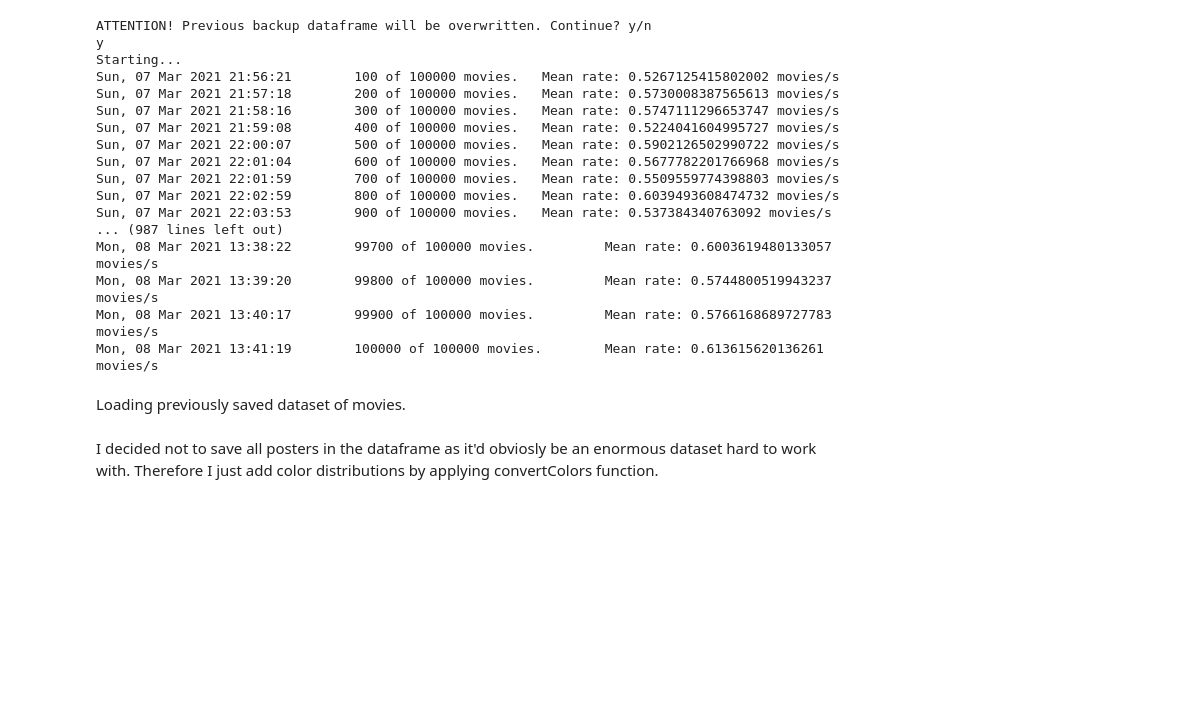
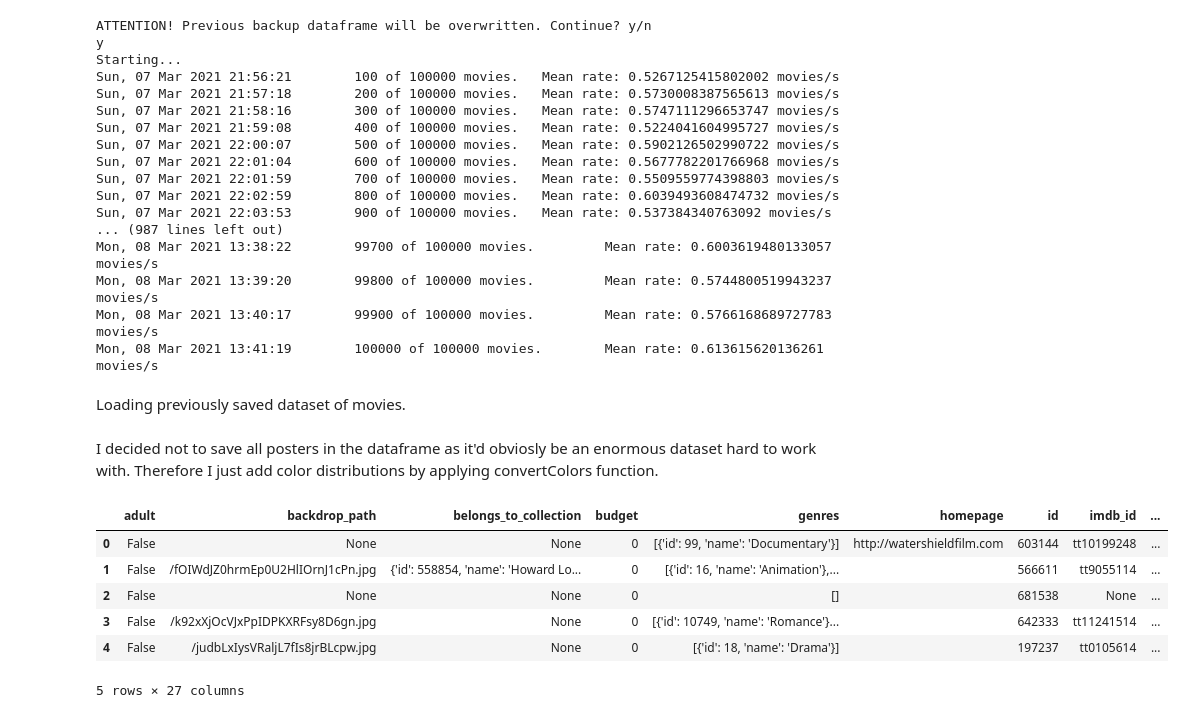
Before and after one commit to inotin/moviePosters, a Jupyter notebook: moviePosters.ipynb, the cells around one changed output. Cells and saved outputs as stored; diff of their text form; code cells hidden in the pictures; blank space fills up the shorter version.

```diff
--- a/moviePosters.ipynb
+++ b/moviePosters.ipynb
@@ -291,6 +229,17 @@ df['colorData'],df['colorFreq'] = df['colorData'].apply(pd.Series)[0],df['colorD
 df
 # %%
 df.to_pickle('moviesDfColors.pkl')
+# %%
+df = pd.read_pickle('dfMoviesAndColors.pkl')
+df.head()
+# %% [output]
+|  | adult | backdrop_path | belongs_to_collection | budget | genres | homepage | id | imdb_id | ... |
+| 0 | False | None | None | 0 | [{'id': 99, 'name': 'Documentary'}] | http://watershieldfilm.com | 603144 | tt10199248 | ... |
+| 1 | False | /fOIWdJZ0hrmEp0U2HlIOrnJ1cPn.jpg | {'id': 558854, 'name': 'Howard Lo... | 0 | [{'id': 16, 'name': 'Animation'},... |  | 566611 | tt9055114 | ... |
+| 2 | False | None | None | 0 | [] |  | 681538 | None | ... |
+| 3 | False | /k92xXjOcVJxPpIDPKXRFsy8D6gn.jpg | None | 0 | [{'id': 10749, 'name': 'Romance'}... |  | 642333 | tt11241514 | ... |
+| 4 | False | /judbLxIysVRaljL7fIs8jrBLcpw.jpg | None | 0 | [{'id': 18, 'name': 'Drama'}] |  | 197237 | tt0105614 | ... |
+5 rows × 27 columns
 # %%
 colorNames = df['colorData'][0]
 colorNames = list(map(tuple,colorNames))
```
Also changed, not shown: parts of 10 cells of this notebook, 16 other files.
